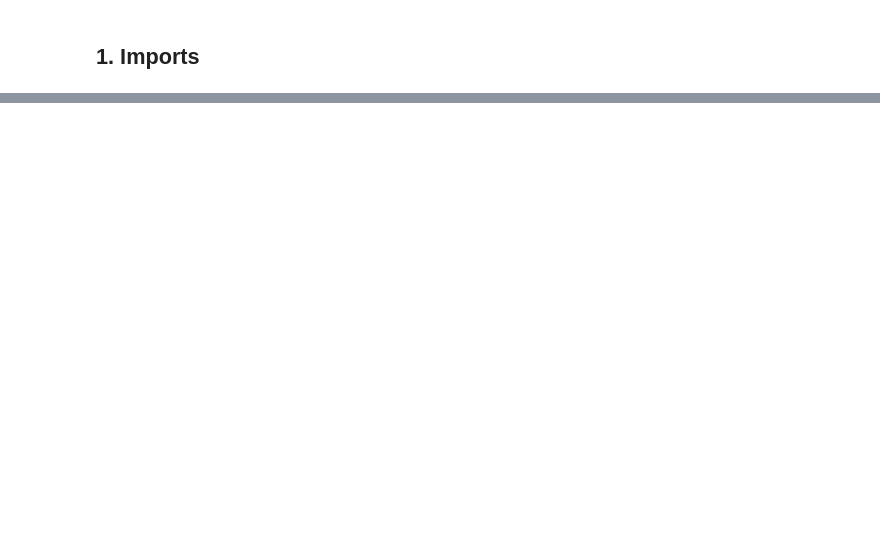
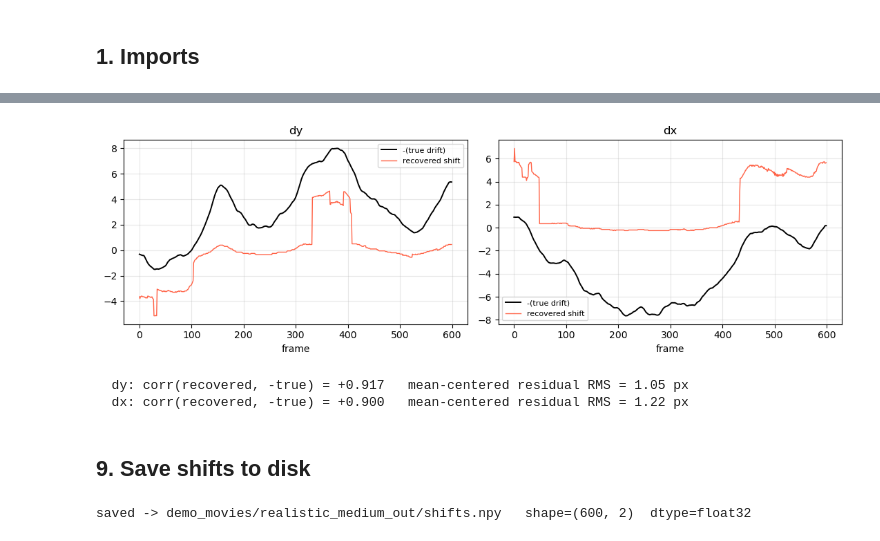
Before and after one commit to FlorianNeurosci/miniCNMFe, a Jupyter notebook: demo_notebooks/01_load_and_motion_correct.ipynb, the cells around one changed output, grey strips where cells are left out. Saved outputs shown, nothing was run; the diff lists cells and outputs as text; code cells hidden in the pictures; blank space fills up the shorter version.

```diff
--- a/demo_notebooks/01_load_and_motion_correct.ipynb
+++ b/demo_notebooks/01_load_and_motion_correct.ipynb
@@ -322,0 +277,36 @@ print(f'         shape={model.shifts.shape}  dtype={model.shifts.dtype}')
+# %%
+meta = np.load(DEMO / "realistic_medium_meta.npz")
+true_drift = meta["motion_shifts"]          # (T, 2) drift applied per frame
+recovered  = model.shifts                   # (T, 2) correction MC estimated
+
+fig, axes = plt.subplots(1, 2, figsize=(11, 3.6), sharex=True)
+for j, name in enumerate(["dy", "dx"]):
+    axes[j].plot(-true_drift[:, j], lw=1.4, color="black", label="-(true drift)")
+    axes[j].plot(recovered[:, j], lw=1.0, color="tomato", label="recovered shift")
+    axes[j].set_title(name)
+    axes[j].set_xlabel("frame")
+    axes[j].legend(fontsize=8)
+    axes[j].grid(alpha=0.3)
+plt.tight_layout()
+plt.show()
+
+# Per-axis correlation (shape match) + mean-centered residual RMS
+# (a constant offset between the two is expected, so we remove it first).
+for j, name in enumerate(["dy", "dx"]):
+    rec, tgt = recovered[:, j], -true_drift[:, j]
+    r = np.corrcoef(rec, tgt)[0, 1]
+    resid = (rec - rec.mean()) - (tgt - tgt.mean())
+    print(f"  {name}: corr(recovered, -true) = {r:+.3f}   "
+          f"mean-centered residual RMS = {float(np.sqrt(np.mean(resid ** 2))):.2f} px")
+# %% [output]
+[figure, added]
+  dy: corr(recovered, -true) = +0.917   mean-centered residual RMS = 1.05 px
+  dx: corr(recovered, -true) = +0.900   mean-centered residual RMS = 1.22 px
+# %% [markdown]
+## 9. Save shifts to disk
+# %%
+shifts_path = OUTPUT_DIR / "shifts.npy"
+np.save(shifts_path, model.shifts)
+print(f"saved -> {rel(shifts_path)}   shape={model.shifts.shape}  dtype={model.shifts.dtype}")
+# %% [output]
+saved -> demo_movies/realistic_medium_out/shifts.npy   shape=(600, 2)  dtype=float32
```
Also changed, not shown: parts of 42 cells of this notebook, 4 other files.
